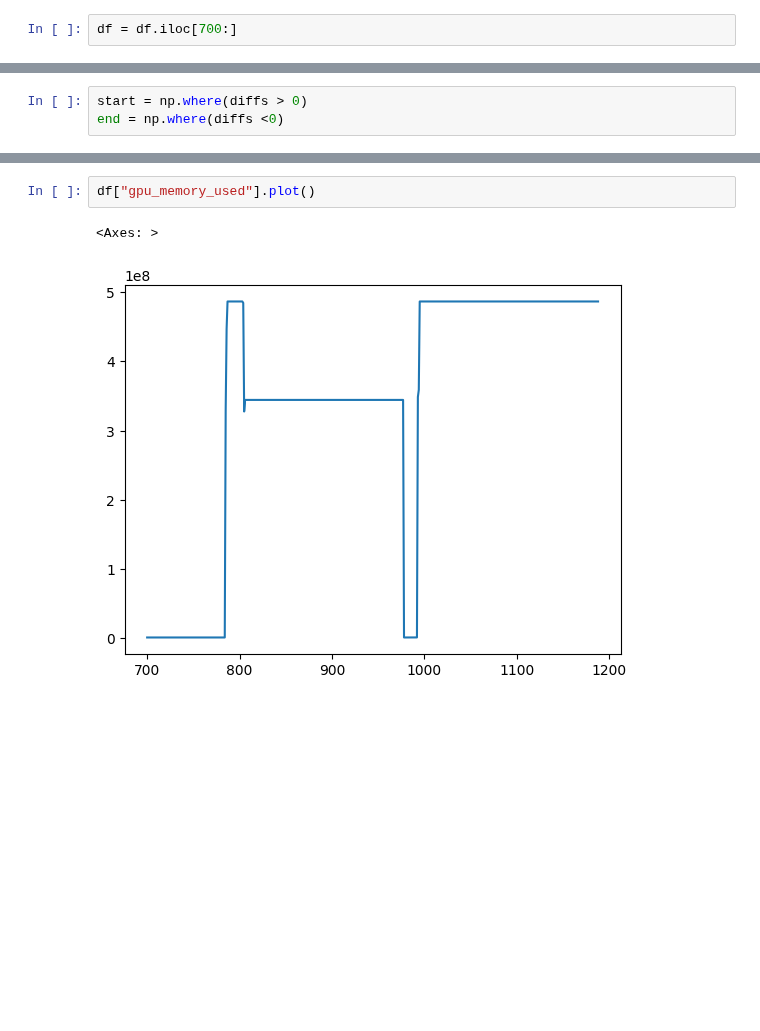
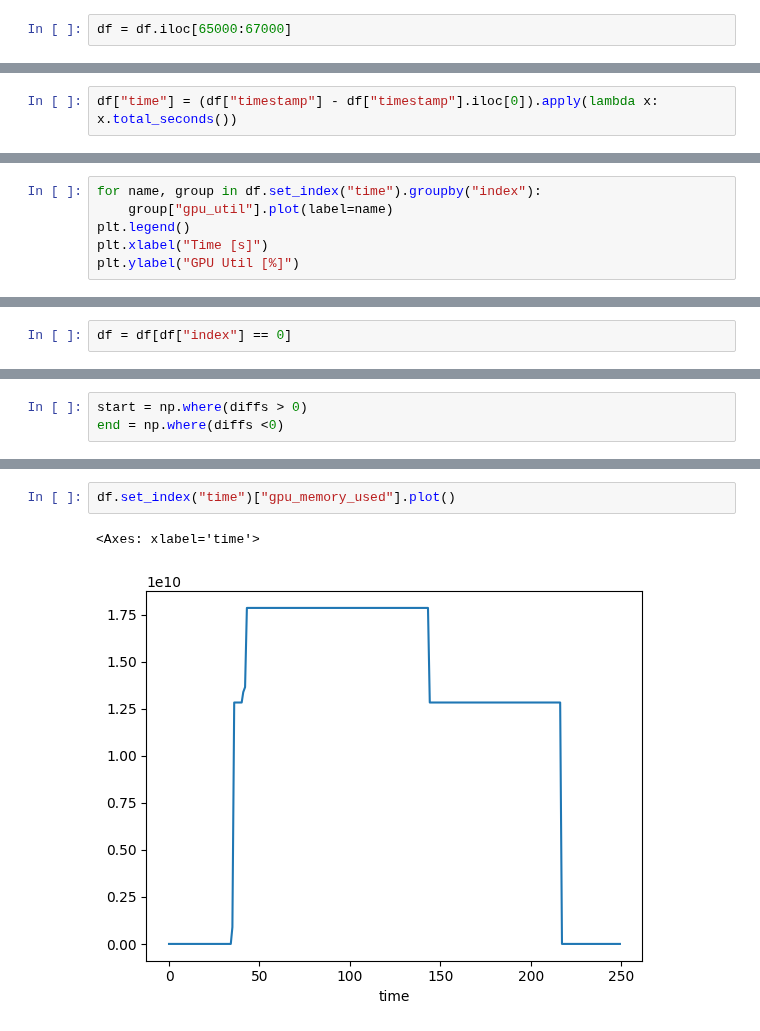
Before and after one commit to osmhpi/Ersa, a Jupyter notebook: validation/monitoring.ipynb, the cells around one changed output, grey strips where cells are left out. Drawn from its saved outputs; the diff is of its cells as text; blank space fills up the shorter version.

```diff
--- a/validation/monitoring.ipynb
+++ b/validation/monitoring.ipynb
@@ -7,2 +8,2 @@ df = pd.read_csv("../monitoring/metrics.csv")
 # %%
-df = df.iloc[700:]
+df = df.iloc[65000:67000]
@@ -9 +14,3 @@ df = df.iloc[700:]
+# %%
+df["time"] = (df["timestamp"] - df["timestamp"].iloc[0]).apply(lambda x: x.total_seconds())
 # %%
@@ -22,0 +31,6 @@ df["gpu_util"].plot()
+# %%
+for name, group in df.set_index("time").groupby("index"):
+    group["gpu_util"].plot(label=name)
+plt.legend()
+plt.xlabel("Time [s]")
+plt.ylabel("GPU Util [%]")
@@ -23,3 +40,5 @@ df["gpu_util"].plot()
+# %%
+df = df[df["index"] == 0]
 # %%
 df["gpu_util"].to_numpy()
 # %% [output]
@@ -59,5 +84,5 @@ array([19,  1, 17,  1,  7, 10,  5,  5, 11,  1])
 # %%
-df["gpu_memory_used"].plot()
+df.set_index("time")["gpu_memory_used"].plot()
 # %% [output]
-<Axes: >
+<Axes: xlabel='time'>
-[figure, old version]
+[figure, new version]
```
Also changed, not shown: parts of 9 cells of this notebook.
